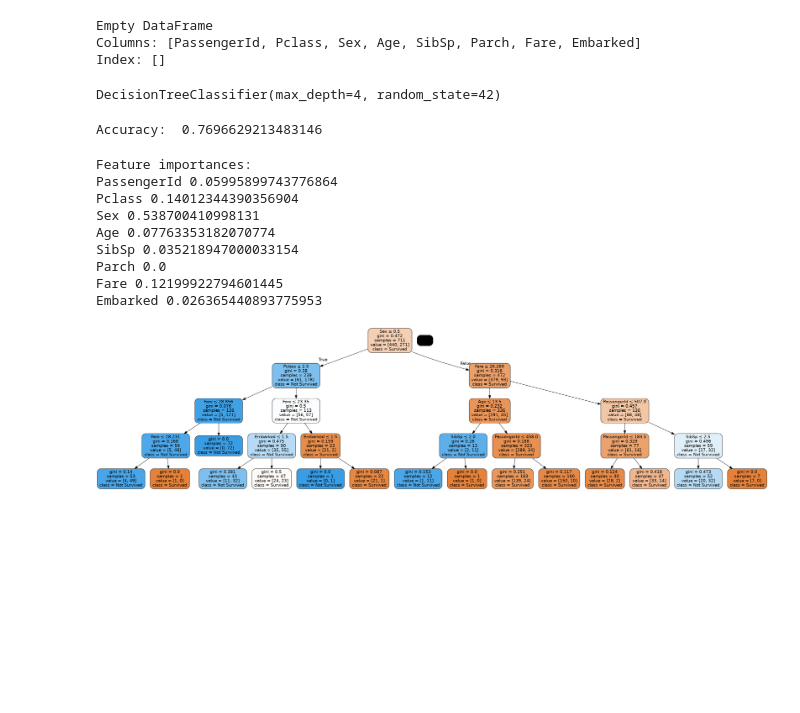
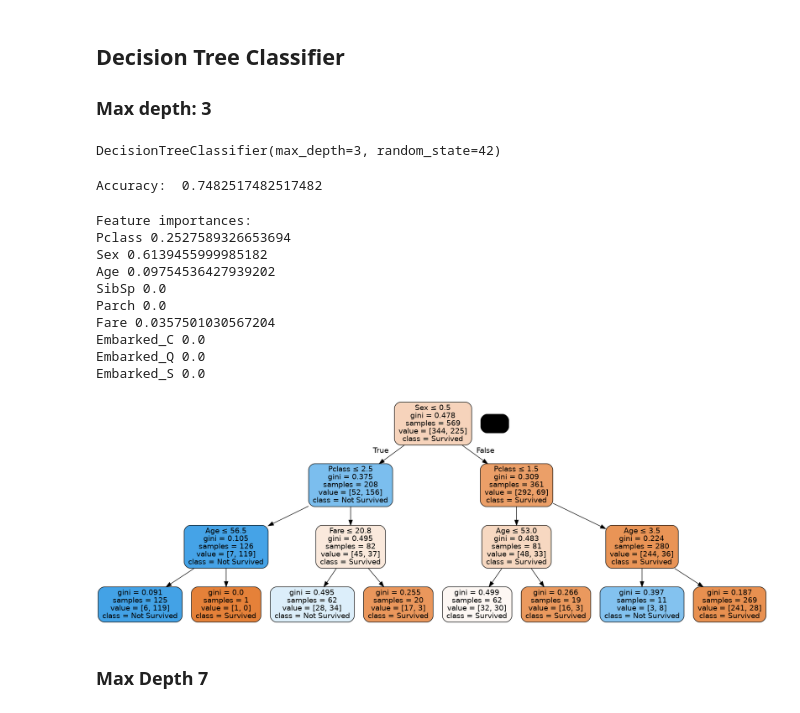
Before and after one commit to moritzlad/seminar-decision-trees, a Jupyter notebook: TitanicNotebook.ipynb, the cells around one changed output. Cells and saved outputs as stored; diff of their text form; code cells hidden in the pictures; blank space fills up the shorter version.

Commit message:
added Random Forest, AdaBoost, and comparison

```diff
--- a/TitanicNotebook.ipynb
+++ b/TitanicNotebook.ipynb
@@ -25,16 +21,17 @@ Name: Embarked, dtype: int64
 # %%
-# train a decision tree model
 # select features (PassengerId, Pclass, Sex, Age, SibSp, Parch, Fare, Embarked) and target (survived)
-features = ['PassengerId', 'Pclass', 'Sex', 'Age', 'SibSp', 'Parch', 'Fare', 'Embarked']
+features = ['Pclass', 'Sex', 'Age', 'SibSp', 'Parch', 'Fare', 'Embarked_C', 'Embarked_Q', 'Embarked_S']
 target = passenger_data.columns[1]
+
+# delete rows with missing values in the Age column
+passenger_data = passenger_data.dropna(subset=["Age"])
+
+# delete rows with missing values in the Embarked column
+passenger_data = passenger_data.dropna(subset=["Embarked"])
 
 # encode the sex column (Female = 0, Male = 1)
 passenger_data["Sex"] = passenger_data["Sex"].replace({"female": 0, "male": 1})
-# Encode the Embarked column (Cherbourg = 0, Queenstown = 1, Southhampton = 2)
-passenger_data["Embarked"] = passenger_data["Embarked"].replace({"C": 0, "Q": 1, "S": 2})
+# one-hot encode the Embarked column
+passenger_data = pd.get_dummies(passenger_data, columns=["Embarked"])
 
-# fill missing values in the Age column with the mean
-passenger_data["Age"] = passenger_data["Age"].fillna(passenger_data["Age"].mean())
-
-# delete rows with missing values in the Embarked column
-passenger_data = passenger_data.dropna(subset=["Embarked"])
+passenger_data.head()
@@ -56,22 +46,15 @@ if np.isinf(y_train).values.any():
 
 # split data into training and testing sets
 X_train, X_test, y_train, y_test = train_test_split(passenger_data[features], passenger_data[target], test_size=0.2, random_state=42)
-# %%
-# Find rows with NaN values in X_train
-nan_rows = X_train[X_train.isnull().any(axis=1)]
-
-# Print the index of these rows
-print(nan_rows)
-# %% [output]
-Empty DataFrame
-Columns: [PassengerId, Pclass, Sex, Age, SibSp, Parch, Fare, Embarked]
-Index: []
+# %% [markdown]
+## Decision Tree Classifier
+### Max depth: 3
 # %%
 # create a decision tree model with max_depth=3
-model = DecisionTreeClassifier(random_state=42, max_depth=4)
+model = DecisionTreeClassifier(random_state=42, max_depth=3)
 model.fit(X_train, y_train)
 # %% [output]
-DecisionTreeClassifier(max_depth=4, random_state=42)
+DecisionTreeClassifier(max_depth=3, random_state=42)
 # %%
 # make predictions
 predictions = model.predict(X_test)
@@ -80,7 +63,7 @@ predictions = model.predict(X_test)
 accuracy = np.mean(predictions == y_test)
 print("Accuracy: ", accuracy)
 # %% [output]
-Accuracy:  0.7696629213483146
+Accuracy:  0.7482517482517482
 # %%
 # get the feature importances and print them with their names
 feature_importances = model.feature_importances_
@@ -90,33 +73,50 @@ for name, importance in zip(feature_names, feature_importances):
     print(name, importance)
 # %% [output]
 Feature importances:
-PassengerId 0.05995899743776864
-Pclass 0.14012344390356904
-Sex 0.538700410998131
-Age 0.07763353182070774
-SibSp 0.035218947000033154
+Pclass 0.2527589326653694
+Sex 0.6139455999985182
+Age 0.09754536427939202
+SibSp 0.0
 Parch 0.0
-Fare 0.12199922794601445
-Embarked 0.026365440893775953
+Fare 0.0357501030567204
+Embarked_C 0.0
+Embarked_Q 0.0
+Embarked_S 0.0
 # %%
 from sklearn.tree import export_graphviz
 import pydotplus
 from IPython.display import Image
+import re
 
 # Export the decision tree as a dot file
 dot_data = export_graphviz(model, out_file=None,
                            feature_names=feature_names,
                            class_names=['Survived', 'Not Survived'],
                            filled=True, rounded=True,
                            special_characters=True)
 
+
+# Function to remove 'samples' and 'value' from the labels
+def modify_dot(dot_data):
+    # Use regular expressions to modify the labels
+    # dot_data = re.sub(r'<br/>samples = \d+', '', dot_data)
+    dot_data = re.sub(r'<br/>value = \[.*?\]', '', dot_data)
+    # dot_data = re.sub(r'<br/>gini = [0-9.]+', '', dot_data)
+    # dot_data = re.sub(r'<br/>class = \w+', '', dot_data)
+    return dot_data
+
+# Modify the dot data
+modified_dot_data = modify_dot(dot_data)
+
 # Create a graph from the dot data
 graph = pydotplus.graph_from_dot_data(dot_data)
 
 # Generate the image file
-graph.write_png('decision_tree.png')
+graph.write_png('decision_tree_depth_3.png')
 
 # Display the image
 Image(graph.create_png())
 # %% [output]
-[figure, old version]
+[figure, new version]
+# %% [markdown]
+### Max Depth 7
```
Also changed, not shown: parts of 18 cells of this notebook, 3 other files.
